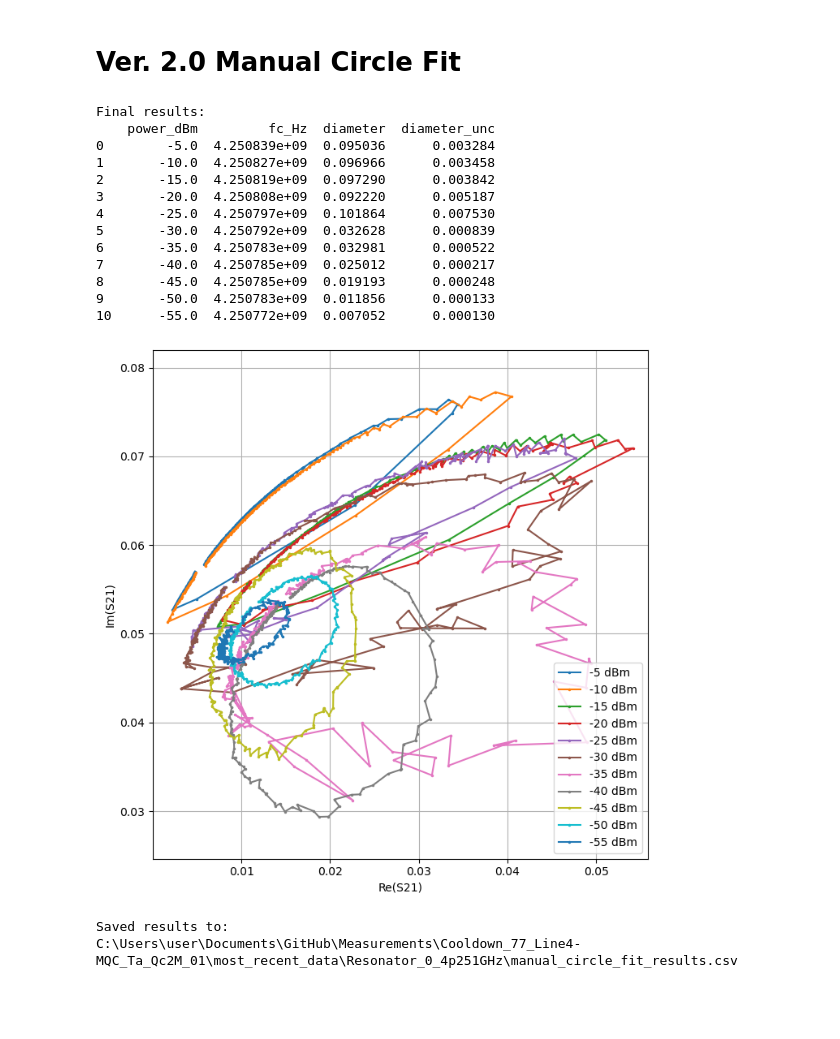
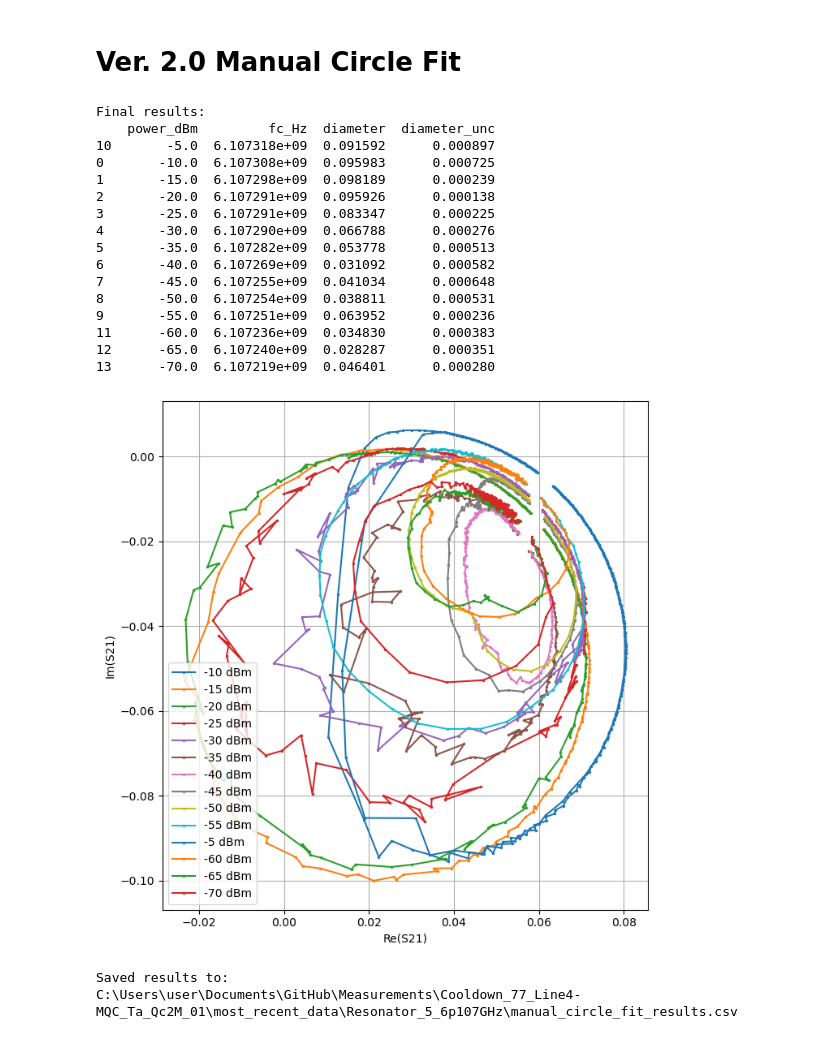
Before and after one commit to WeiRenSyong/Arrange_VNA_Data, a Jupyter notebook: Manual_DCM_Fit.ipynb, the cells around one changed output. Cells and saved outputs as stored; diff of their text form; code cells hidden in the pictures; blank space fills up the shorter version.

```diff
--- a/Manual_DCM_Fit.ipynb
+++ b/Manual_DCM_Fit.ipynb
@@ -565,36 +565,39 @@ def get_raw_vna_csv_files(folder_path):
 # %%
 if __name__ == "__main__":
 
-    folder_path = r"C:\Users\user\Documents\GitHub\Measurements\Cooldown_77_Line4-MQC_Ta_Qc2M_01\most_recent_data\Resonator_0_4p251GHz"
+    folder_path = r"C:\Users\user\Documents\GitHub\Measurements\Cooldown_77_Line4-MQC_Ta_Qc2M_01\most_recent_data\Resonator_5_6p107GHz"
 
     Qc = 2e6  # update this
 
     results_df = fit_folder(folder_path=folder_path,Qc=Qc,draw_each_circle=False,)
 
     print("\nFinal results:")
     print(results_df)
 
     plot_all_complex_s21(folder_path)
 
     output_path = os.path.join(folder_path, "manual_circle_fit_results.csv")
     results_df.to_csv(output_path, index=False)
 
     print(f"\nSaved results to:")
     print(output_path)
 # %% [output]
 Final results:
     power_dBm         fc_Hz  diameter  diameter_unc
-0        -5.0  4.250839e+09  0.095036      0.003284
-1       -10.0  4.250827e+09  0.096966      0.003458
-2       -15.0  4.250819e+09  0.097290      0.003842
-3       -20.0  4.250808e+09  0.092220      0.005187
-4       -25.0  4.250797e+09  0.101864      0.007530
-5       -30.0  4.250792e+09  0.032628      0.000839
-6       -35.0  4.250783e+09  0.032981      0.000522
-7       -40.0  4.250785e+09  0.025012      0.000217
-8       -45.0  4.250785e+09  0.019193      0.000248
-9       -50.0  4.250783e+09  0.011856      0.000133
-10      -55.0  4.250772e+09  0.007052      0.000130
+10       -5.0  6.107318e+09  0.091592      0.000897
+0       -10.0  6.107308e+09  0.095983      0.000725
+1       -15.0  6.107298e+09  0.098189      0.000239
+2       -20.0  6.107291e+09  0.095926      0.000138
+3       -25.0  6.107291e+09  0.083347      0.000225
+4       -30.0  6.107290e+09  0.066788      0.000276
+5       -35.0  6.107282e+09  0.053778      0.000513
+6       -40.0  6.107269e+09  0.031092      0.000582
+7       -45.0  6.107255e+09  0.041034      0.000648
+8       -50.0  6.107254e+09  0.038811      0.000531
+9       -55.0  6.107251e+09  0.063952      0.000236
+11      -60.0  6.107236e+09  0.034830      0.000383
+12      -65.0  6.107240e+09  0.028287      0.000351
+13      -70.0  6.107219e+09  0.046401      0.000280
-[figure, old version]
+[figure, new version]
 Saved results to:
-C:\Users\user\Documents\GitHub\Measurements\Cooldown_77_Line4-MQC_Ta_Qc2M_01\most_recent_data\Resonator_0_4p251GHz\manual_circle_fit_results.csv
+C:\Users\user\Documents\GitHub\Measurements\Cooldown_77_Line4-MQC_Ta_Qc2M_01\most_recent_data\Resonator_5_6p107GHz\manual_circle_fit_results.csv
```
Also changed, not shown: 1 other file.
